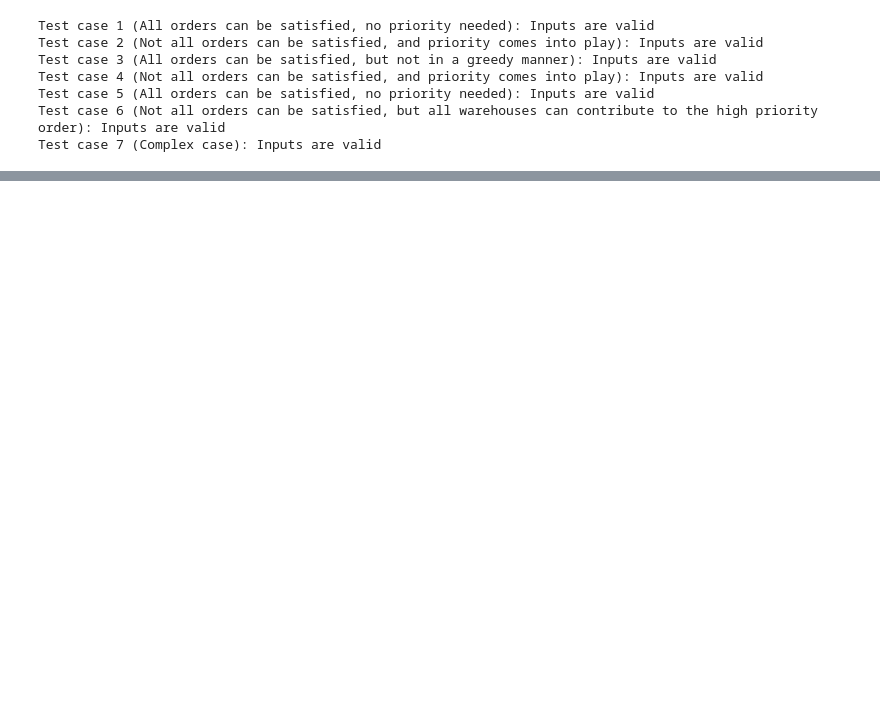
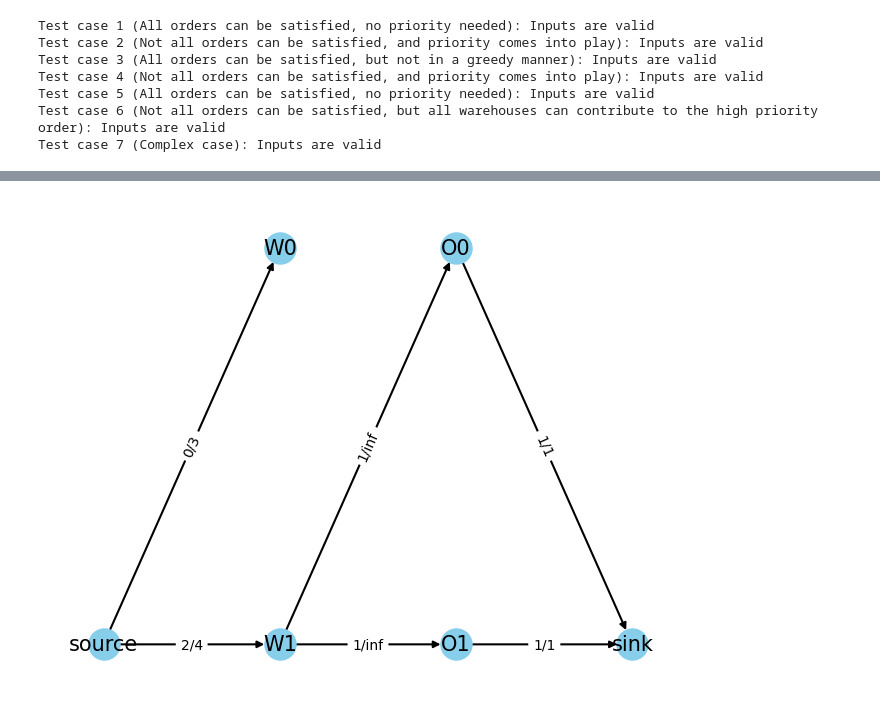
Before and after one commit to SuuTTT/wuliu, a Jupyter notebook: src/demo_netflow.ipynb, the cells around one changed output, grey strips where cells are left out. Cells and saved outputs as stored; diff of their text form; code cells hidden in the pictures; blank space fills up the shorter version.

```diff
--- a/src/demo_netflow.ipynb
+++ b/src/demo_netflow.ipynb
@@ -1796,0 +669,73 @@ all_test_results_priority
+# %%
+# Update the visualization function to generate data-specific textual explanations
+def visualize_graph_with_data_and_flow(G, flow_dict, X, Y, Z):
+    """
+    Visualizes the graph with flow information and provides specific textual explanations.
+
+    :param G: The graph to visualize
+    :param flow_dict: The flow dictionary obtained from max flow algorithm
+    :param X: Transport Time Matrix
+    :param Y: Demand Array
+    :param Z: Stock Array
+    """
+    # Draw the graph
+    pos = {}
+    num_warehouses = Z.shape[0]
+    num_orders = Y.shape[0]
+
+    max_vertical = max(num_warehouses, num_orders)
+    mid_vertical = max_vertical / 2
+
+    pos['source'] = (0, mid_vertical)
+    for w in range(num_warehouses):
+        pos[f"W{w}"] = (1, max_vertical - w)
+    for o in range(num_orders):
+        pos[f"O{o}"] = (2, max_vertical - o)
+    pos['sink'] = (3, mid_vertical)
+
+    nx.draw(G, pos, with_labels=True, node_size=500, node_color="skyblue", font_size=15, width=1.5)
+
+    # Add flow labels to edges
+    flow_labels = {}
+    for u, v, d in G.edges(data=True):
+        flow_labels[(u, v)] = f"{flow_dict[u].get(v, 0)}/{d['capacity']}"
+
+    nx.draw_networkx_edge_labels(G, pos, edge_labels=flow_labels)
+
+    plt.show()
+
+    # Print matrices and generate data-specific textual explanations
+    print("Matrix X (Transport Time):")
+    print(X)
+    for i in range(num_warehouses):
+        for j in range(num_orders):
+            print(f"- Transportation time from W{i} to O{j} is {X[j, i]} units.")
+    print()
+
+    print("Vector Y (Demand):")
+    print(Y)
+    for i, y in enumerate(Y):
+        print(f"- O{i} demands {y} unit(s) of the product.")
+    print()
+
+    print("Vector Z (Stock):")
+    print(Z)
+    for i, z in enumerate(Z):
+        print(f"- W{i} has {z} unit(s) of the product in stock.")
+    print()
+
+    print("Optimal Allocation Strategy:")
+    for i in range(num_orders):
+        for j in range(num_warehouses):
+            flow = flow_dict[f'W{j}'].get(f'O{i}', 0)
+            if flow > 0:
+                print(f"- W{j} sends {flow} unit(s) to O{i} ({X[i, j]} time units).")
+    max_time = np.max(np.array([[flow_dict[f'W{j}'].get(f'O{i}', 0) for j in range(num_warehouses)] for i in range(num_orders)]) * X)
+    print(f"The optimal allocation minimizes the maximum transportation time, which in this example is {max_time} time units.")
+
+# Test the updated visualization function
+A, max_time, G_test = find_optimal_allocation_fixed(X_test, Y_test, Z_test)
+_, flow_dict_test = nx.maximum_flow(G_test, 'source', 'sink')
+visualize_graph_with_data_and_flow(G_test, flow_dict_test, X_test, Y_test, Z_test)
+# %% [output]
+[figure, added]
```
Also changed, not shown: parts of 42 cells of this notebook, 2 other files.
